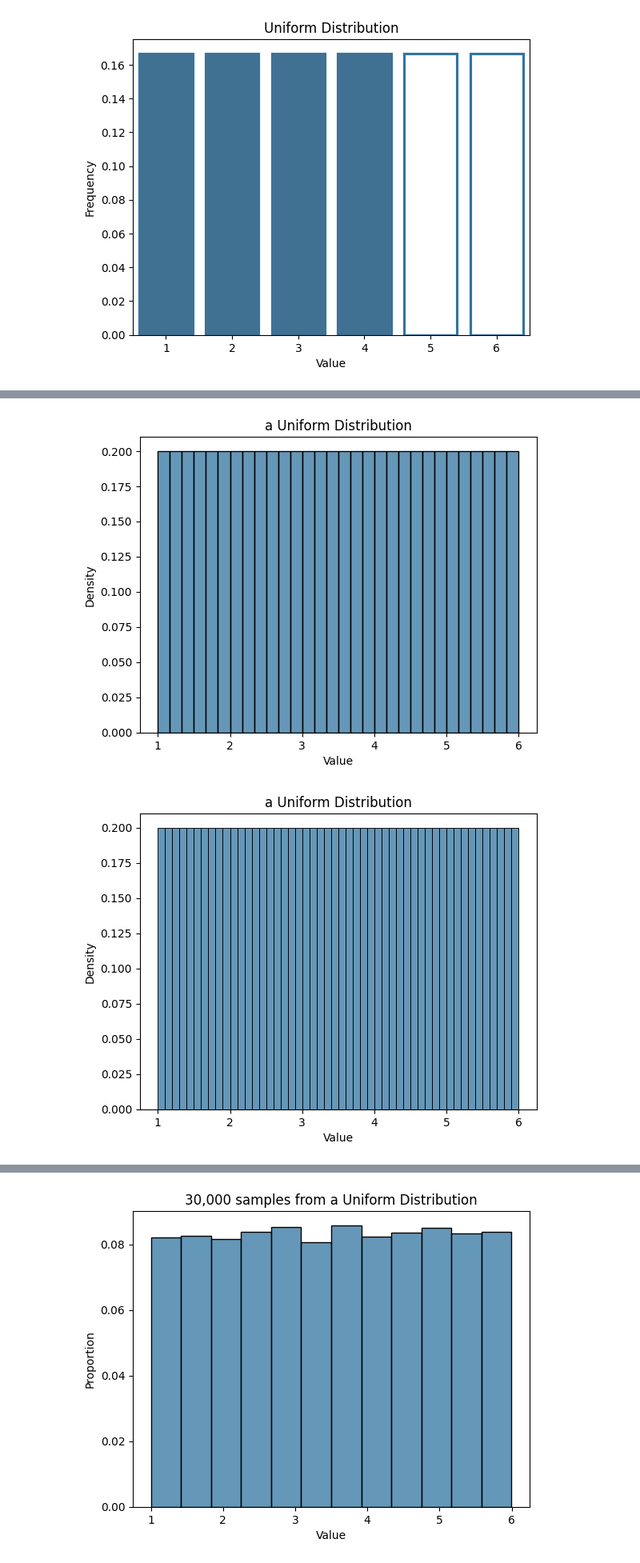
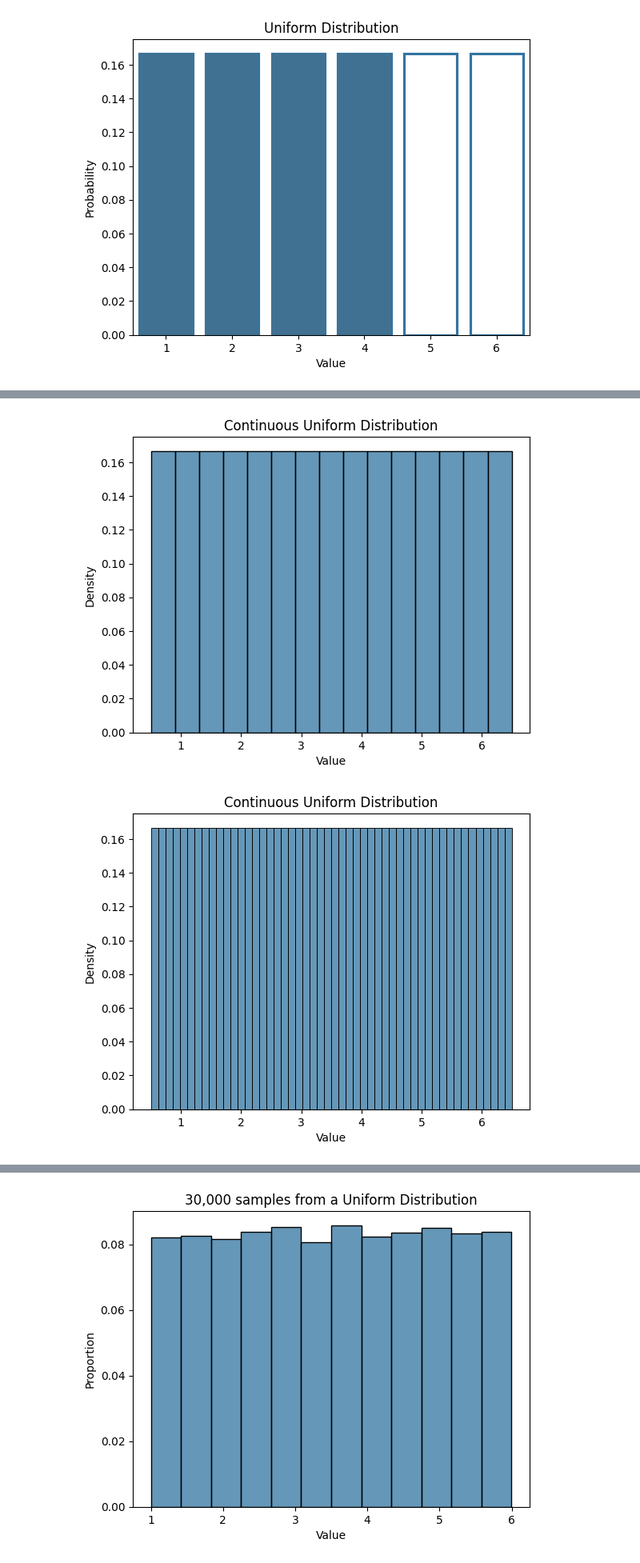
Before and after one commit to drolsonmi/math1040, a Jupyter notebook: Lesson15/15_Figures.ipynb, the cells around one changed output, grey strips where cells are left out. Shown at 80% size. Cells and saved outputs as stored; diff of their text form; code cells hidden in the pictures.

```diff
--- a/Lesson15/15_Figures.ipynb
+++ b/Lesson15/15_Figures.ipynb
@@ -39,9 +39,9 @@ plt.show()
 # %% [output]
 [figure]
 # %%
-U2 = np.arange(1,6,0.0001)
-sns.histplot(U2, bins=12, stat='density', color='#3274a1')
-plt.title("a Uniform Distribution")
+U2 = np.arange(0.5,6.5,0.0001)
+sns.histplot(U2, bins=6, stat='density', color='#3274a1')
+plt.title("Continuous Uniform Distribution")
 plt.xlabel("Value")
 plt.ylabel("Density")
 plt.show()
@@ -50,18 +50,18 @@ plt.show()
 # %%
-sns.histplot(U2, bins=30, stat='density', color='#3274a1')
-plt.title("a Uniform Distribution")
+sns.histplot(U2, bins=15, stat='density', color='#3274a1')
+plt.title("Continuous Uniform Distribution")
 plt.xlabel("Value")
 plt.ylabel("Density")
 plt.show()
 # %% [output]
-[figure, old version]
+[figure, new version]
 # %%
 sns.histplot(U2, bins=50, stat='density', color='#3274a1')
-plt.title("a Uniform Distribution")
+plt.title("Continuous Uniform Distribution")
 plt.xlabel("Value")
 plt.ylabel("Density")
 plt.show()
 # %% [output]
-[figure, old version]
+[figure, new version]
 # %%
 sns.histplot(U2, bins=120, stat='density', color='#3274a1')
```
Also changed, not shown: parts of 11 cells of this notebook.
